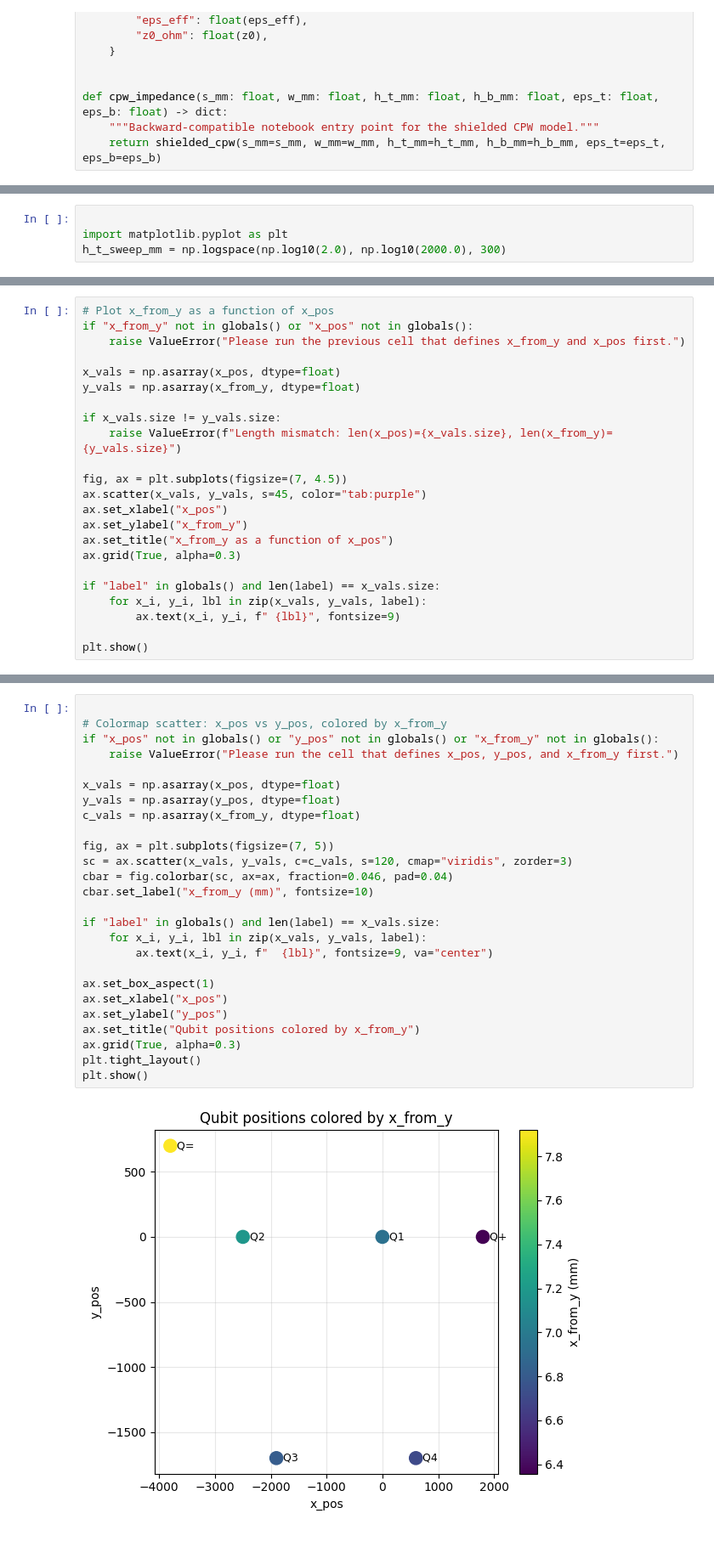
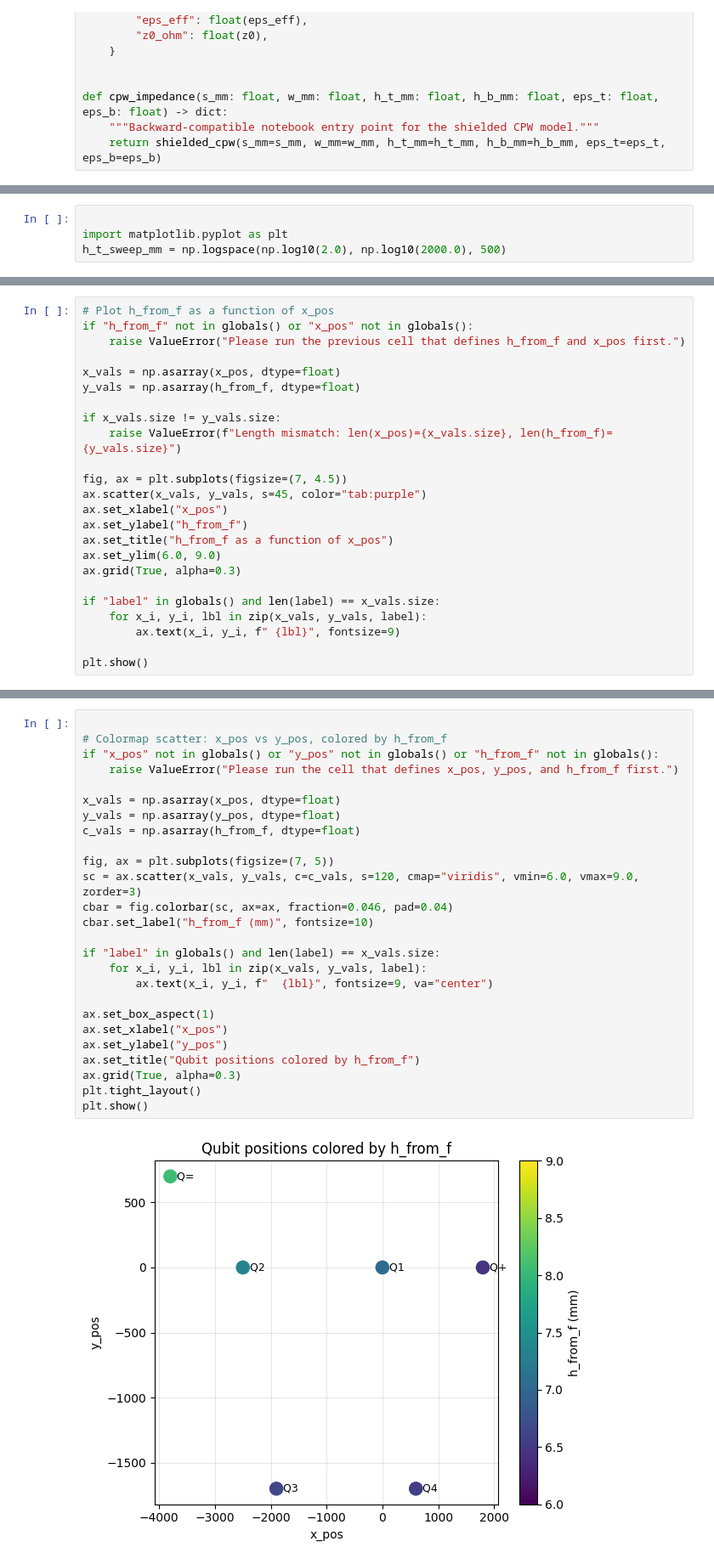
Before and after one commit to shiau109/scqat, a Jupyter notebook: temp/CPW_impedance.ipynb, the cells around one changed output, grey strips where cells are left out. Shown at 85% size. Saved outputs shown, nothing was run; the diff lists cells and outputs as text.

```diff
--- a/temp/CPW_impedance.ipynb
+++ b/temp/CPW_impedance.ipynb
@@ -164,7 +164,7 @@ Z0/(60*pi)  : 0.305223
 # %%
 
 import matplotlib.pyplot as plt
-h_t_sweep_mm = np.logspace(np.log10(2.0), np.log10(2000.0), 300)
+h_t_sweep_mm = np.logspace(np.log10(2.0), np.log10(2000.0), 500)
 # %%
 
 eps_eff_sweep = np.array(
@@ -391,19 +488,20 @@ y=1.096157 -> x=6.357657
 # %%
-# Plot x_from_y as a function of x_pos
-if "x_from_y" not in globals() or "x_pos" not in globals():
-    raise ValueError("Please run the previous cell that defines x_from_y and x_pos first.")
+# Plot h_from_f as a function of x_pos
+if "h_from_f" not in globals() or "x_pos" not in globals():
+    raise ValueError("Please run the previous cell that defines h_from_f and x_pos first.")
 
 x_vals = np.asarray(x_pos, dtype=float)
-y_vals = np.asarray(x_from_y, dtype=float)
+y_vals = np.asarray(h_from_f, dtype=float)
 
 if x_vals.size != y_vals.size:
-    raise ValueError(f"Length mismatch: len(x_pos)={x_vals.size}, len(x_from_y)={y_vals.size}")
+    raise ValueError(f"Length mismatch: len(x_pos)={x_vals.size}, len(h_from_f)={y_vals.size}")
 
 fig, ax = plt.subplots(figsize=(7, 4.5))
 ax.scatter(x_vals, y_vals, s=45, color="tab:purple")
 ax.set_xlabel("x_pos")
-ax.set_ylabel("x_from_y")
-ax.set_title("x_from_y as a function of x_pos")
+ax.set_ylabel("h_from_f")
+ax.set_title("h_from_f as a function of x_pos")
+ax.set_ylim(6.0, 9.0)
 ax.grid(True, alpha=0.3)
 
 if "label" in globals() and len(label) == x_vals.size:
@@ -416,28 +514,28 @@ plt.show()
 # %%
 
-# Colormap scatter: x_pos vs y_pos, colored by x_from_y
-if "x_pos" not in globals() or "y_pos" not in globals() or "x_from_y" not in globals():
-    raise ValueError("Please run the cell that defines x_pos, y_pos, and x_from_y first.")
+# Colormap scatter: x_pos vs y_pos, colored by h_from_f
+if "x_pos" not in globals() or "y_pos" not in globals() or "h_from_f" not in globals():
+    raise ValueError("Please run the cell that defines x_pos, y_pos, and h_from_f first.")
 
 x_vals = np.asarray(x_pos, dtype=float)
 y_vals = np.asarray(y_pos, dtype=float)
-c_vals = np.asarray(x_from_y, dtype=float)
+c_vals = np.asarray(h_from_f, dtype=float)
 
 fig, ax = plt.subplots(figsize=(7, 5))
-sc = ax.scatter(x_vals, y_vals, c=c_vals, s=120, cmap="viridis", zorder=3)
+sc = ax.scatter(x_vals, y_vals, c=c_vals, s=120, cmap="viridis", vmin=6.0, vmax=9.0, zorder=3)
 cbar = fig.colorbar(sc, ax=ax, fraction=0.046, pad=0.04)
-cbar.set_label("x_from_y (mm)", fontsize=10)
+cbar.set_label("h_from_f (mm)", fontsize=10)
 
 if "label" in globals() and len(label) == x_vals.size:
     for x_i, y_i, lbl in zip(x_vals, y_vals, label):
         ax.text(x_i, y_i, f"  {lbl}", fontsize=9, va="center")
 
 ax.set_box_aspect(1)
 ax.set_xlabel("x_pos")
 ax.set_ylabel("y_pos")
-ax.set_title("Qubit positions colored by x_from_y")
+ax.set_title("Qubit positions colored by h_from_f")
 ax.grid(True, alpha=0.3)
 plt.tight_layout()
 plt.show()
 # %% [output]
-[figure, old version]
+[figure, new version]
```
Also changed, not shown: parts of 9 cells of this notebook, 12 other files.
